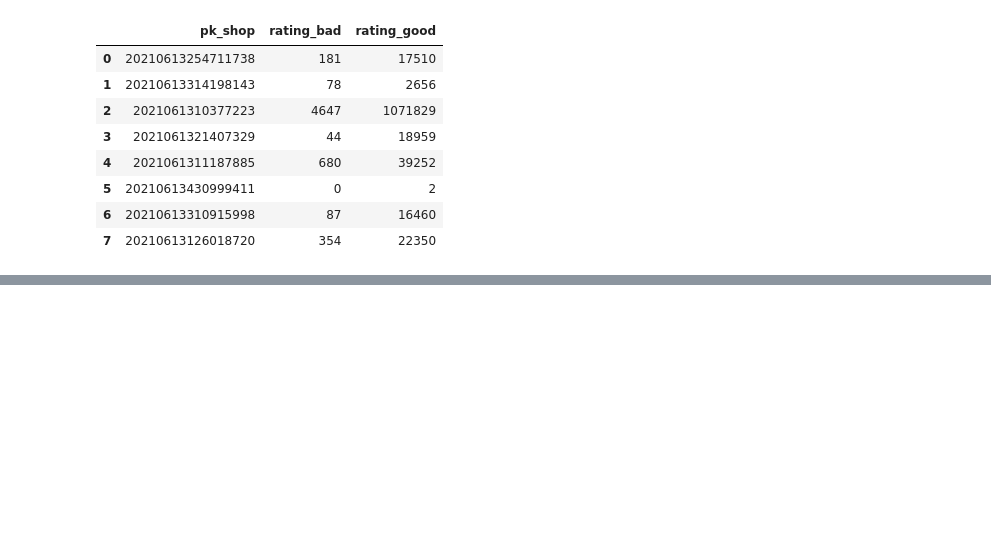
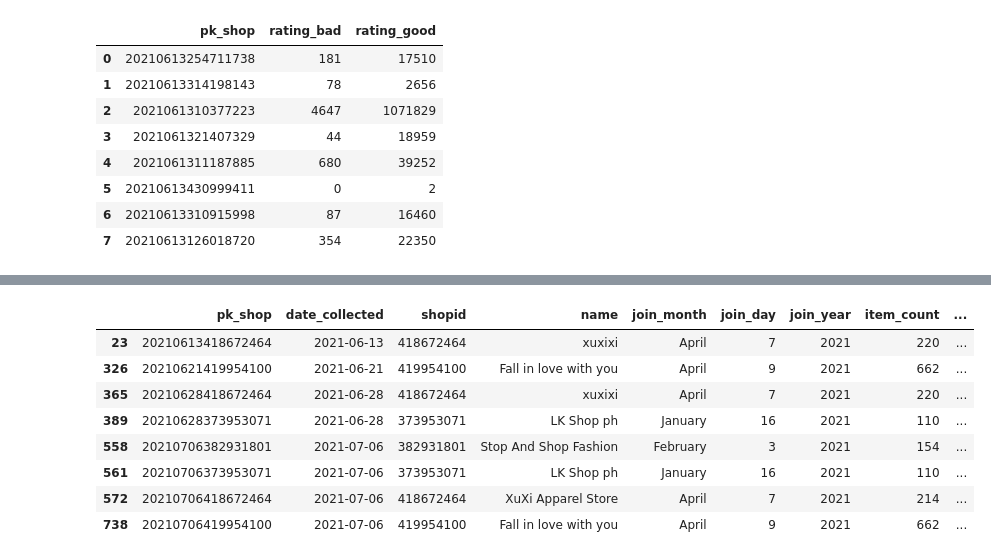
Before and after one commit to hunght92/Codegym, a Jupyter notebook: Học lại.ipynb, the cells around one changed output, grey strips where cells are left out. Cells and saved outputs as stored; diff of their text form; code cells hidden in the pictures; blank space fills up the shorter version.

```diff
--- a/Học lại.ipynb
+++ b/Học lại.ipynb
@@ -1048,0 +1085,18 @@ df4
+# %%
+#TH2: Lọc các bản ghi theo điều kiện phức
+
+#Điều kiện phức gồm từ 2 điều kiện đơn trở lên, các điều kiện đơn được để trong cặp dấu ngoặc đơn và được nối với nhau bởi các phép toán logic như: & (và), | (hoặc), ~ (phủ định).
+
+#Ví dụ: Tìm các cửa hàng tham gia vào năm 2021 và có số lượng theo dõi >= 10000
+
+df[(df['join_year'] == 2021) & (df['follower_count'] >= 10000)]
+# %% [output]
+|  | pk_shop | date_collected | shopid | name | join_month | join_day | join_year | item_count | ... |
+| 23 | 20210613418672464 | 2021-06-13 | 418672464 | xuxixi | April | 7 | 2021 | 220 | ... |
+| 326 | 20210621419954100 | 2021-06-21 | 419954100 | Fall in love with you | April | 9 | 2021 | 662 | ... |
+| 365 | 20210628418672464 | 2021-06-28 | 418672464 | xuxixi | April | 7 | 2021 | 220 | ... |
+| 389 | 20210628373953071 | 2021-06-28 | 373953071 | LK Shop ph | January | 16 | 2021 | 110 | ... |
+| 558 | 20210706382931801 | 2021-07-06 | 382931801 | Stop And Shop Fashion | February | 3 | 2021 | 154 | ... |
+| 561 | 20210706373953071 | 2021-07-06 | 373953071 | LK Shop ph | January | 16 | 2021 | 110 | ... |
+| 572 | 20210706418672464 | 2021-07-06 | 418672464 | XuXi Apparel Store | April | 7 | 2021 | 214 | ... |
+| 738 | 20210706419954100 | 2021-07-06 | 419954100 | Fall in love with you | April | 9 | 2021 | 662 | ... |
```
Also changed, not shown: parts of 2 cells of this notebook.
